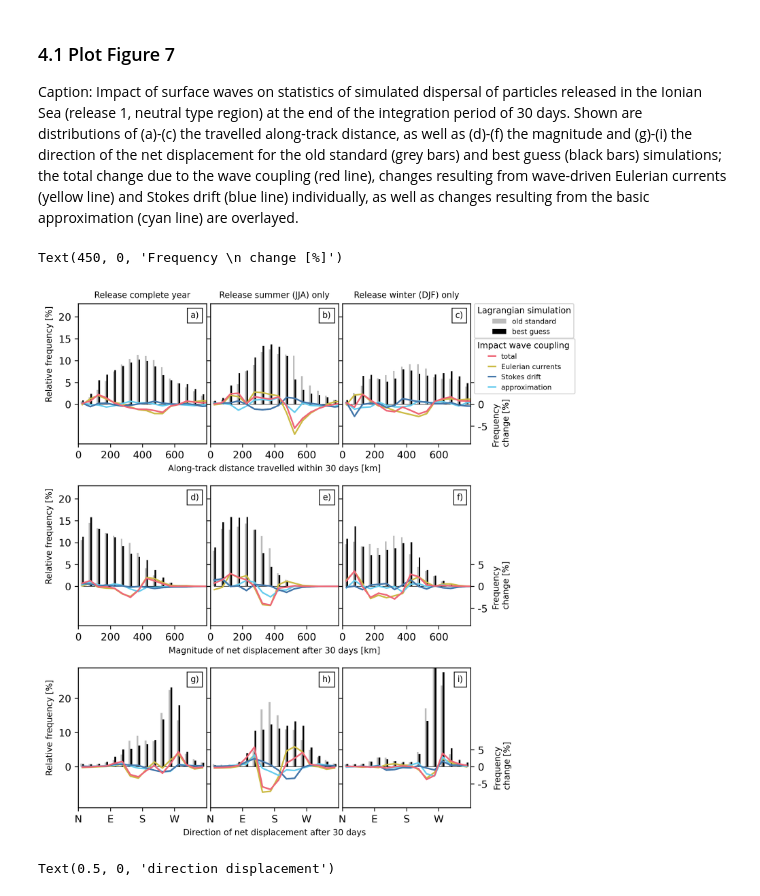
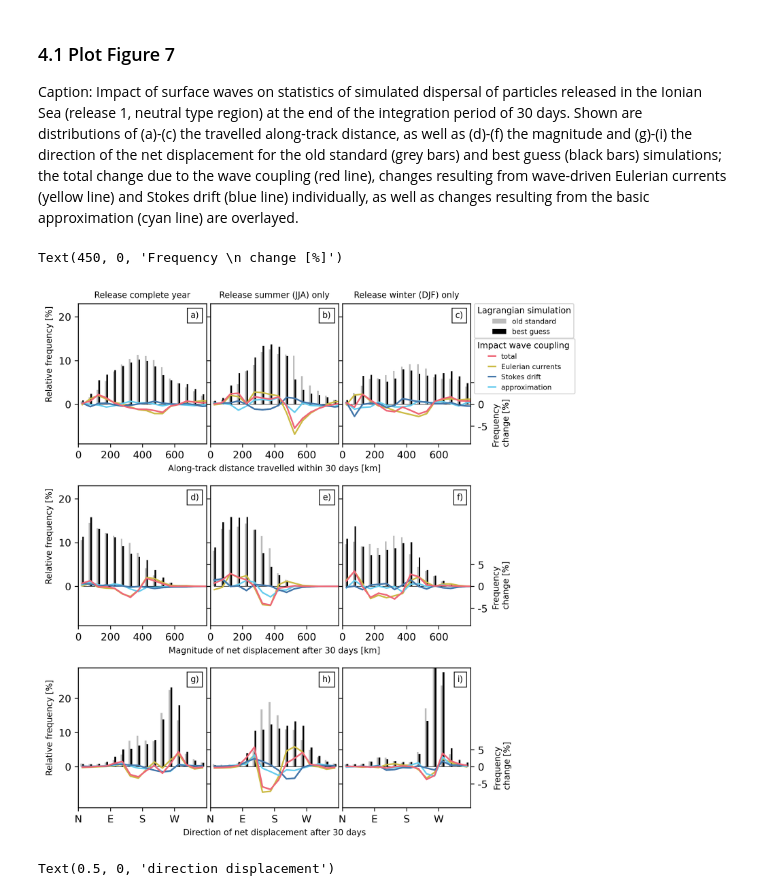
Before and after one commit to sruehs/RuehsEtAl2024_ImpactWavesSurfaceDispersal, a Jupyter notebook: Eval-TrajGulfOfAntalya_Plot-Fig10Fig11.ipynb, the cells around one changed output. Drawn from its saved outputs; the diff is of its cells as text; code cells hidden in the pictures.

```diff
--- a/Eval-TrajGulfOfAntalya_Plot-Fig10Fig11.ipynb
+++ b/Eval-TrajGulfOfAntalya_Plot-Fig10Fig11.ipynb
@@ -572,7 +572,7 @@ bins = np.arange(0,950,50)
 bar_width = 10
 xlims = [0,799]
 ylims = [-9,23]
-yticks = [0,5,10,15,20]
+yticks = [0,10,20]
 yticks2 = [-5,0,5]
 yticklabs2 = ['-5','0','']
 
@@ -869,34 +869,34 @@ ax2.set_yticklabels([])
 # Calculate histograms
 var1 = traj_dispdir30d_csd.rename('dist').isel(
     start=l3, obs=30).stack(trajstack=('trajectory', 'start'))
 var2 = traj_dispdir30d_cnosd.rename('dist').isel(
     start=l3, obs=30).stack(trajstack=('trajectory', 'start'))
 var3 = traj_dispdir30d_nc.rename('dist').isel(
     start=l3, obs=30).stack(trajstack=('trajectory', 'start'))
 var4 = traj_dispdir30d_ncsd.rename('dist').isel(
     start=l3, obs=30).stack(trajstack=('trajectory', 'start'))
 hist1b, hist2b, hist3b, hist4b = calc_hists(var1, var2, var3, var4)
 
 ax = fig.add_subplot(gs[2, 2])
 plot_histcounts(ax, binwidth=bar_width,
                 xlim=xlims, ylim=ylims,
                 ytick=yticks,
                 hist1b=hist1b, hist3b=hist3b)
 ax.set_yticklabels([])
 ax.set_xticks(xticks)
 ax.set_xticklabels(xticklabs)
 utils.label_subplot(ax, 'i)', fs=fs, lw=lw_box, loc='upper right')
 
 ax2 = ax.twinx()
 plot_histdiff(ax2,
               xlim=xlims, ylim=ylims,
               ytick=yticks2, yticklab=yticklabs2,
               hist1b=hist1b, hist2b=hist2b, hist3b=hist3b, hist4b=hist4b)
 ax.text(450, 0, 'Frequency \n change [%]',
         fontsize=fs, rotation=90, ha='center', va='center')
 # %% [output]
 Text(450, 0, 'Frequency \n change [%]')
-[figure, old version]
+[figure, new version]
 # %%
 # Save the figure
 
```
Also changed, not shown: 4 other files.
